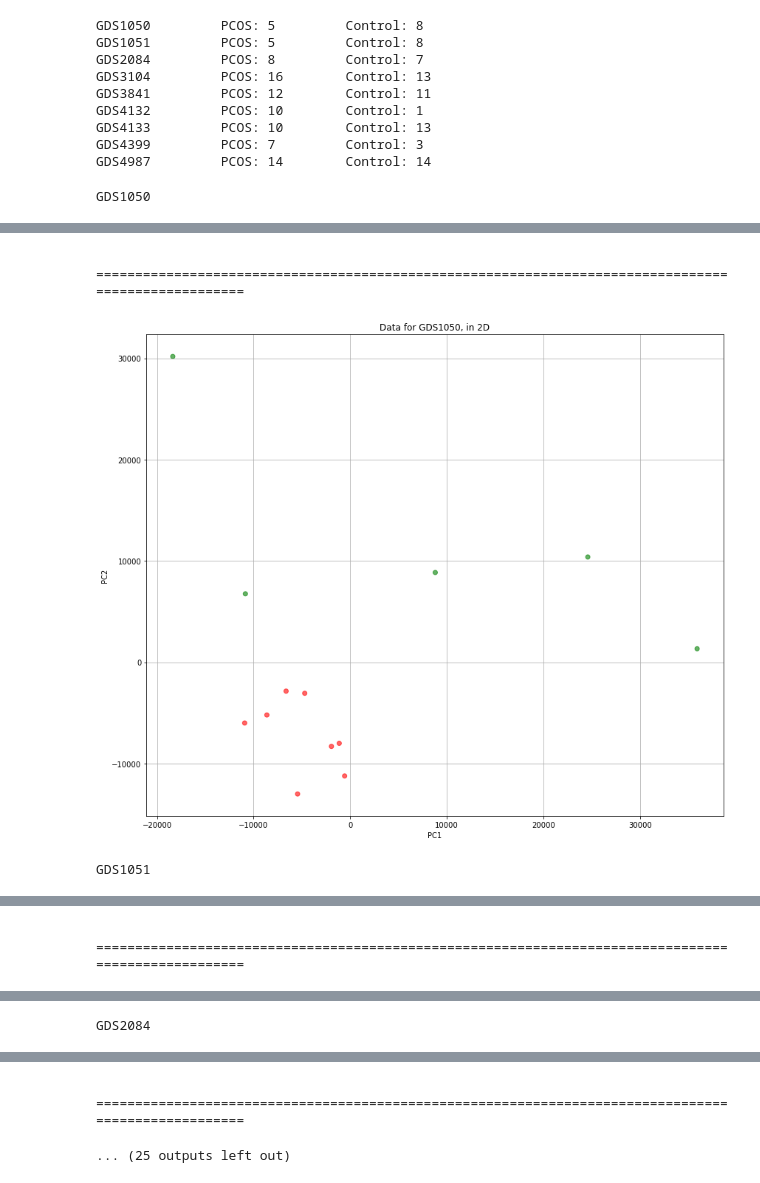
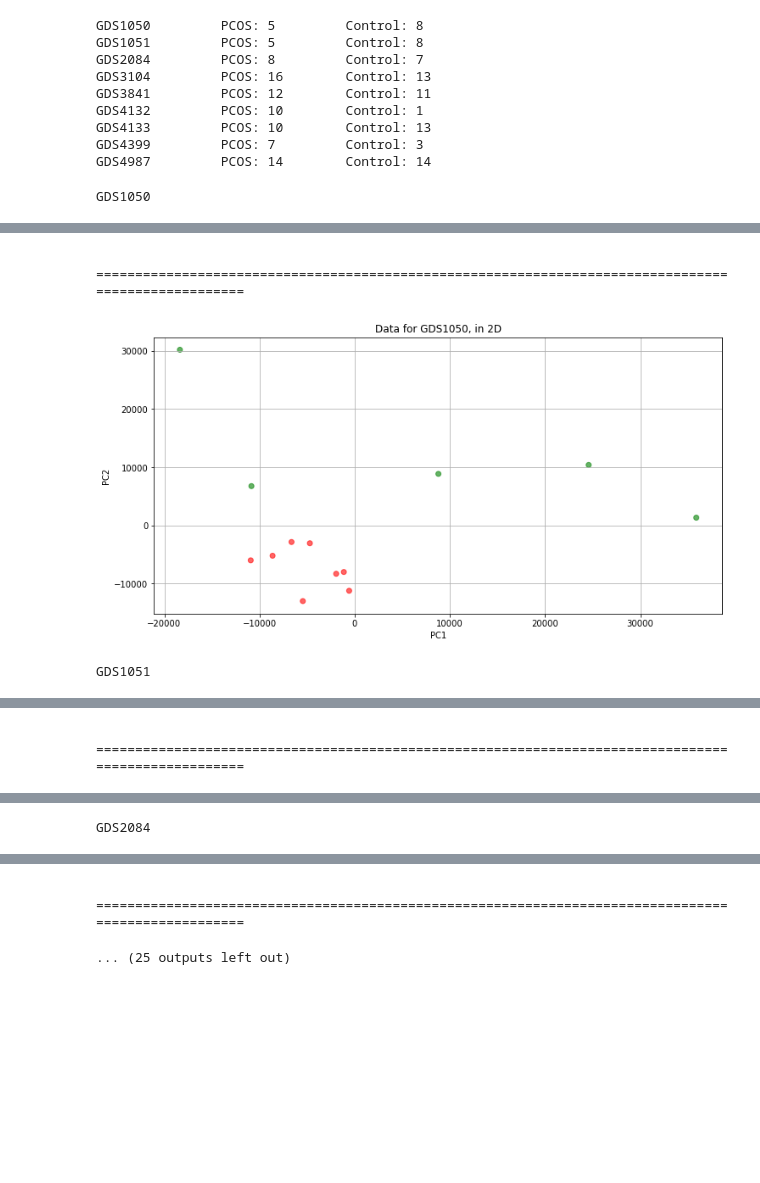
Before and after one commit to sowmyamanojna/PCOS-Gene-Expression-Data-Analysis, a Jupyter notebook: codes/read_data.ipynb, the cells around one changed output, grey strips where cells are left out. Saved outputs shown, nothing was run; the diff lists cells and outputs as text; code cells hidden in the pictures; blank space fills up the shorter version.

Commit message:
Changed size of images

```diff
--- a/codes/read_data.ipynb
+++ b/codes/read_data.ipynb
@@ -140,35 +140,35 @@ for i in file_names:
     print(i)
     pca = PCA(n_components=2)
     X[np.isnan(X)] = 0
     pca.fit(X)
     X_pca = pca.transform(X)
     df_pca = pd.DataFrame(X_pca)
     df_pca = df_pca.set_index(df.index)
     df_pca["PCOS"] = y
     df_pca["PCOS"] = df_pca["PCOS"].astype("str")
     df_pca = df_pca.rename(columns={0:"PC1", 1:"PC2"})
 
     fig = px.scatter(df_pca, x="PC1", y="PC2", color="PCOS", title="Data for "+i+", in 2D")
     fig.show()
     print("\n", "="*100)
 
     df['C'] = "0"
     df.loc[df["PCOS"]==0, 'C'] = "r"
     df.loc[df["PCOS"]==1, 'C'] = "g"
 
-    plt.figure(figsize=[14,12])
+    plt.figure(figsize=[12,6])
     plt.scatter(df_pca["PC1"], df_pca["PC2"], color=df["C"].tolist(), alpha=0.6)
     plt.xlabel("PC1")
     plt.ylabel("PC2")
     plt.title("Data for "+i+", in 2D")
     plt.grid(True)
     plt.show()
 # %% [output]
 GDS1050
 [interactive output not drawn]
 [interactive output not drawn]
  ====================================================================================================
-[figure, old version]
+[figure, new version]
 GDS1051
 [interactive output not drawn]
  ====================================================================================================
```
Also changed, not shown: parts of 1 cell of this notebook.
